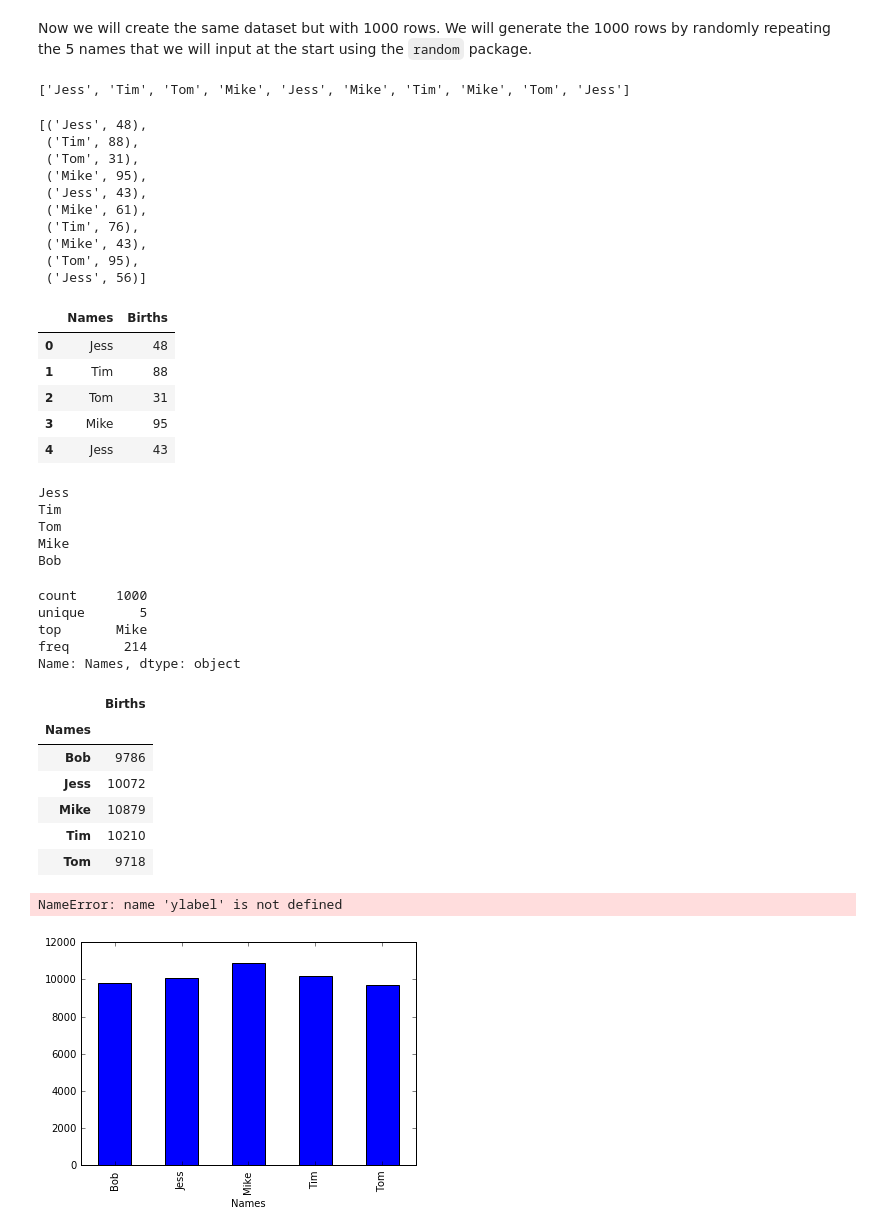
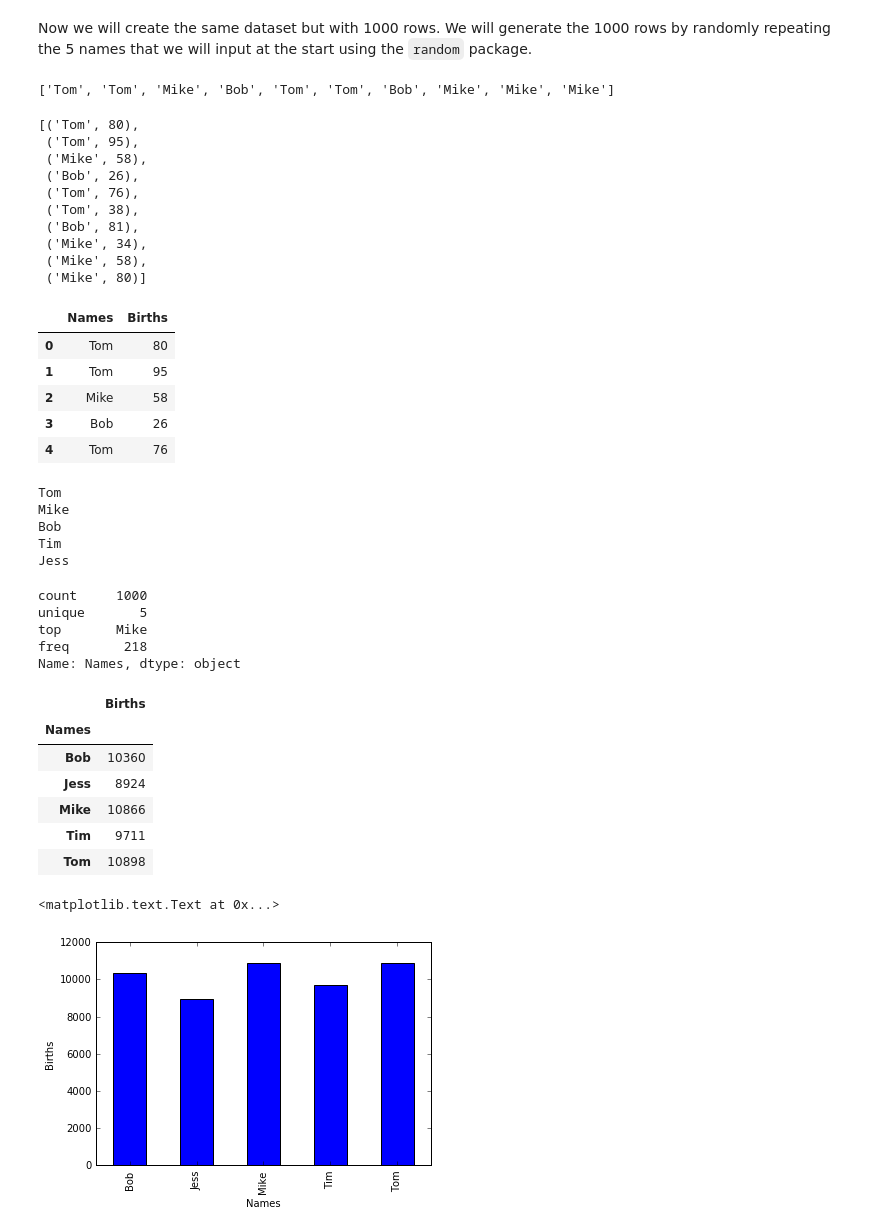
Before and after one commit to soutik/Learning-Python, a Jupyter notebook: Learning Pandas.ipynb, the cells around one changed output. Saved outputs shown, nothing was run; the diff lists cells and outputs as text; code cells hidden in the pictures.

```diff
--- a/Learning Pandas.ipynb
+++ b/Learning Pandas.ipynb
@@ -93,11 +94,11 @@ Now we will create the same dataset but with 1000 rows. We will generate the 100
 names = ['Bob', 'Mike', 'Tom', 'Jess', 'Tim']
 # %%
 random.seed(500)
-random_names = [names[random.randint(0,4)] for i in range(1000)]
+random_names = [names[np.random.randint(low = 0,high = len(names))] for i in range(1000)]
 # %%
 random_names[:10]
 # %% [output]
-['Jess', 'Tim', 'Tom', 'Mike', 'Jess', 'Mike', 'Tim', 'Mike', 'Tom', 'Jess']
+['Tom', 'Tom', 'Mike', 'Bob', 'Tom', 'Tom', 'Bob', 'Mike', 'Mike', 'Mike']
 # %%
 # Generate 1000 random numbers between 0 & 100
 births = [random.randint(1,100) for i in range(1000)]
@@ -105,43 +106,43 @@ births = [random.randint(1,100) for i in range(1000)]
 BabyDataSet = list(zip(random_names, births))
 BabyDataSet[:10]
 # %% [output]
-[('Jess', 48),
- ('Tim', 88),
- ('Tom', 31),
- ('Mike', 95),
- ('Jess', 43),
- ('Mike', 61),
- ('Tim', 76),
- ('Mike', 43),
+[('Tom', 80),
  ('Tom', 95),
- ('Jess', 56)]
+ ('Mike', 58),
+ ('Bob', 26),
+ ('Tom', 76),
+ ('Tom', 38),
+ ('Bob', 81),
+ ('Mike', 34),
+ ('Mike', 58),
+ ('Mike', 80)]
 # %%
 df = pd.DataFrame(BabyDataSet, columns= ['Names', 'Births'])
 df.head()
 # %% [output]
 |  | Names | Births |
-| 0 | Jess | 48 |
-| 1 | Tim | 88 |
-| 2 | Tom | 31 |
-| 3 | Mike | 95 |
-| 4 | Jess | 43 |
+| 0 | Tom | 80 |
+| 1 | Tom | 95 |
+| 2 | Mike | 58 |
+| 3 | Bob | 26 |
+| 4 | Tom | 76 |
 # %%
 # We will now try to find the unique number of names in our dataset
 for x in df['Names'].unique():
     print x
 # %% [output]
-Jess
-Tim
 Tom
 Mike
 Bob
+Tim
+Jess
 # %%
 print(df['Names'].describe())
 # %% [output]
 count     1000
 unique       5
 top       Mike
-freq       214
+freq       218
 Name: Names, dtype: object
 # %%
 # Create a groupby object
@@ -153,13 +154,14 @@ df.head()
 # %% [output]
 |  | Births |
 | Names |  |
-| Bob | 9786 |
-| Jess | 10072 |
-| Mike | 10879 |
-| Tim | 10210 |
-| Tom | 9718 |
+| Bob | 10360 |
+| Jess | 8924 |
+| Mike | 10866 |
+| Tim | 9711 |
+| Tom | 10898 |
 # %%
 df['Births'].plot.bar()
+matplotlib.pyplot.ylabel("Births")
 # %% [output]
-NameError: name 'ylabel' is not defined
+<matplotlib.text.Text at 0x...>
-[figure, old version]
+[figure, new version]
```
Also changed, not shown: parts of 14 cells of this notebook, 17 other files.
